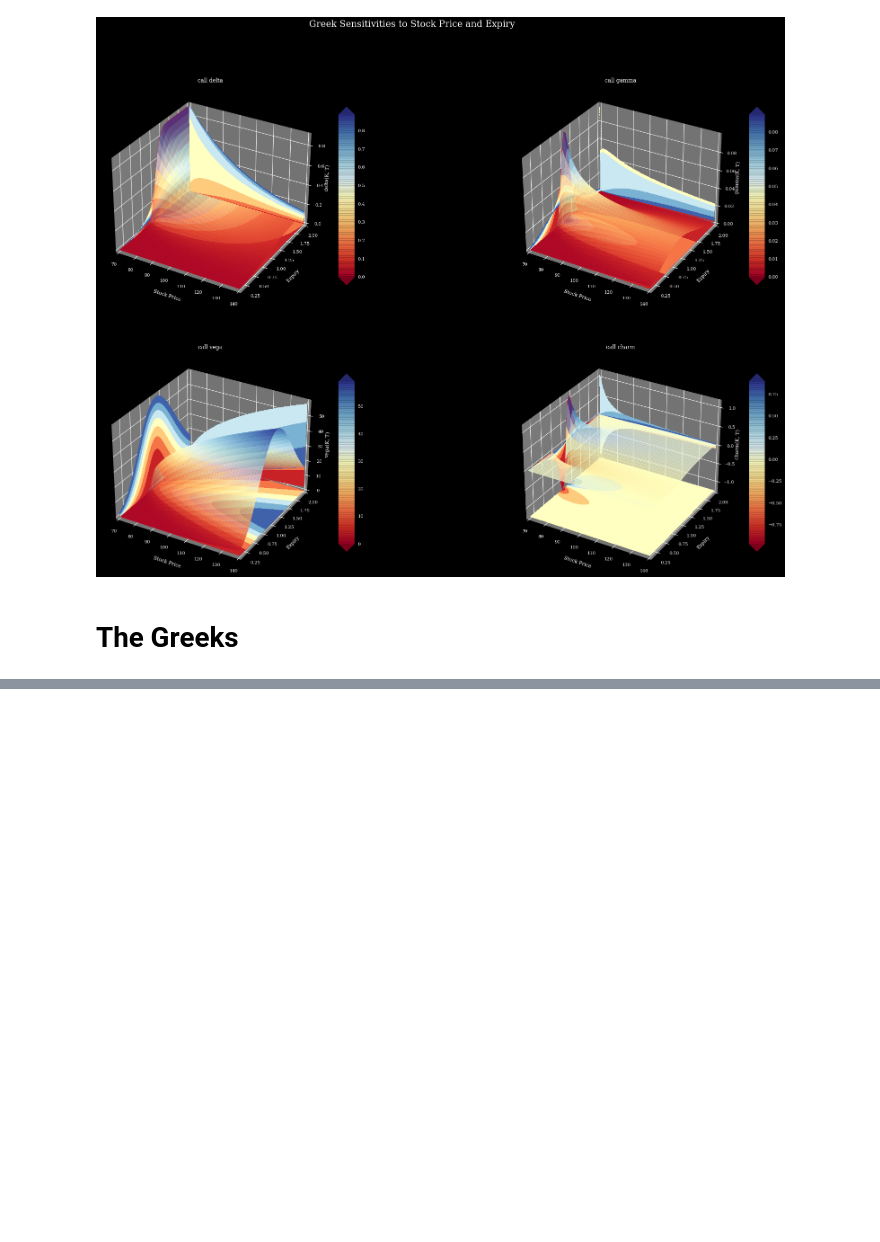
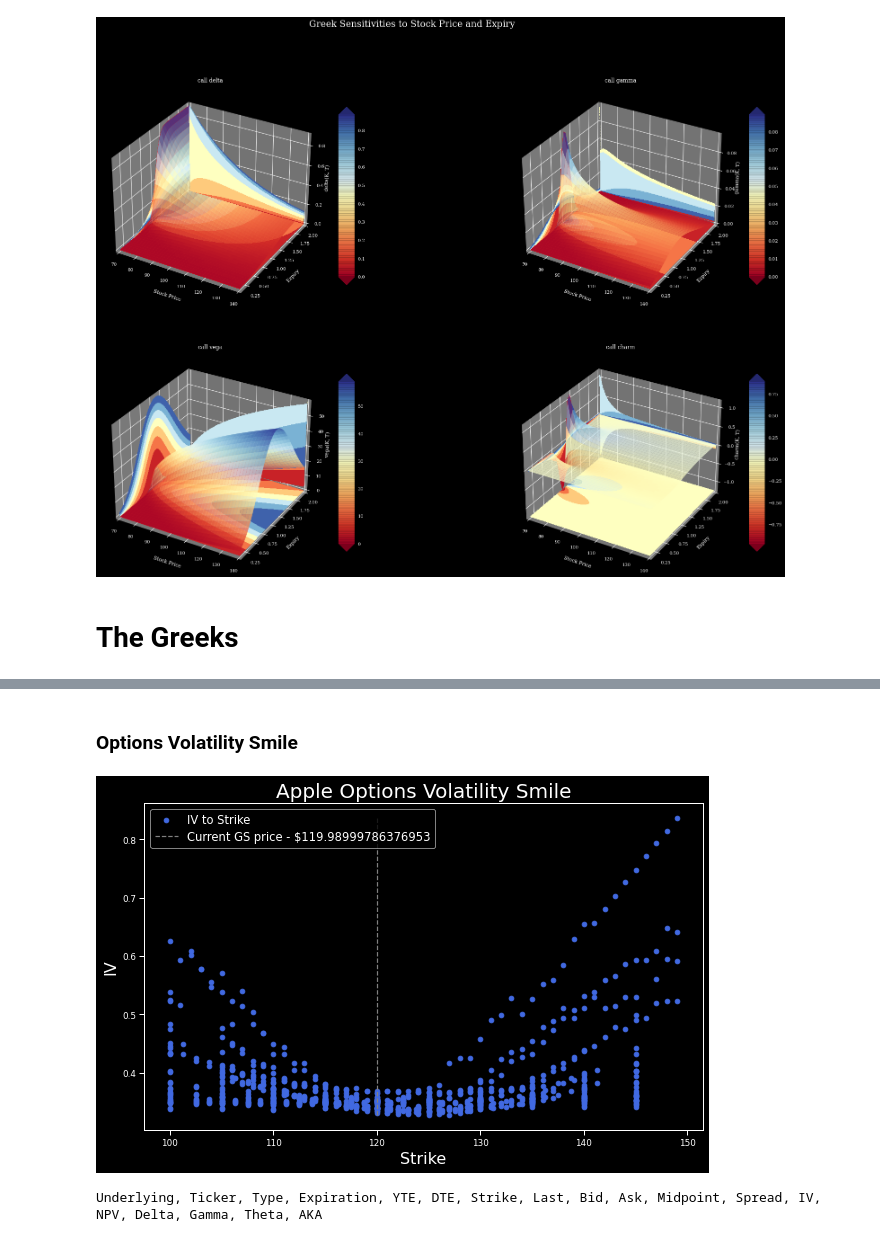
Before and after one commit to Moccazio/Know_Your_Options, a Jupyter notebook: Chapter2-Know_Your_Options/Know_Your_Options.ipynb, the cells around one changed output, grey strips where cells are left out. Cells and saved outputs as stored; diff of their text form; code cells hidden in the pictures; blank space fills up the shorter version.

```diff
--- a/Chapter2-Know_Your_Options/Know_Your_Options.ipynb
+++ b/Chapter2-Know_Your_Options/Know_Your_Options.ipynb
@@ -111,10 +143 @@ $$\Gamma_c = \frac{\partial \Delta_c }{\partial S} $$
-# %%
-%matplotlib inline
-plt.style.use('dark_background')
-import pandas as pd
-from pylab import plt
-plt.style.use('seaborn')
-import numpy as np
-plt.rcParams['lines.linewidth'] = 2.5
-plt.rcParams['font.family'] = 'serif'
 # %% [markdown]
@@ -557,4 +319,0 @@ moneyness=filter_by_moneyness(aapl)
-# %%
-info = get_quote_table("AAPL")
-current_price = info["Quote Price"]
-yield_re = re.compile(r"\((?P<value>(\d+\.\d+))%\)")
@@ -611,0 +607,2 @@ _df = _get_option_data(tickers)
+# %%
+fbm_data = filter_by_moneyness(data)
@@ -611,0 +625,37 @@ _df = _get_option_data(tickers)
+# %% [markdown]
+### Options Volatility Smile
+# %%
+import datetime
+import re
+import pandas as pd
+import QuantLib as ql
+import pandas as pd
+import numpy as np
+import yfinance as yf
+from yahoo_fin.stock_info import get_quote_table
+from pylab import plt
+plt.style.use('dark_background')
+import pandas as pd
+
+options_df = fbm_data
+
+curr_price_ = options_df.iloc[0,0]
+plt.figure(figsize=(10, 6))
+plt.scatter(options_df.Strike, options_df.IV, label='IV to Strike', \
+            c='royalblue')
+plt.vlines(curr_price_, options_df.IV.min(), \
+           options_df.IV.max(), \
+           label='Current GS price - ${}'.format(curr_price_), \
+           linestyles='--', colors='gray')
+plt.xlabel('Strike',fontsize=16)
+plt.ylabel('IV',fontsize=16)
+plt.title('Apple Options Volatility Smile',fontsize=20 )
+plt.legend(fontsize='large')
+plt.savefig('Apple Options.jpg', dpi=300)
+plt.show()
+# %% [output]
+[figure, added]
+# %%
+print(', '.join(x for x in options_df.columns))
+# %% [output]
+Underlying, Ticker, Type, Expiration, YTE, DTE, Strike, Last, Bid, Ask, Midpoint, Spread, IV, NPV, Delta, Gamma, Theta, AKA
```
Also changed, not shown: parts of 45 cells of this notebook.
